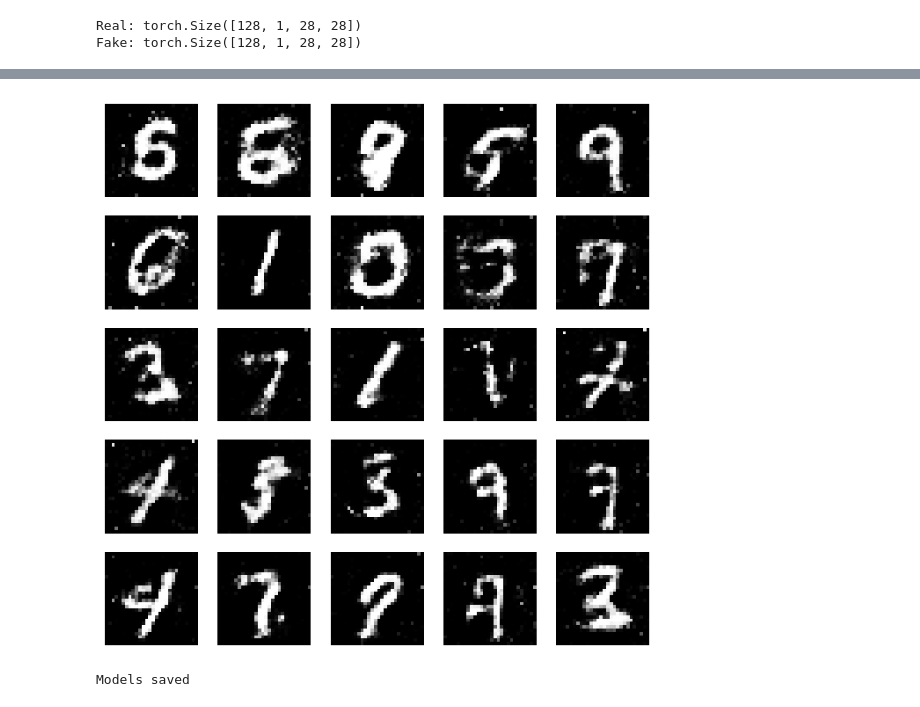
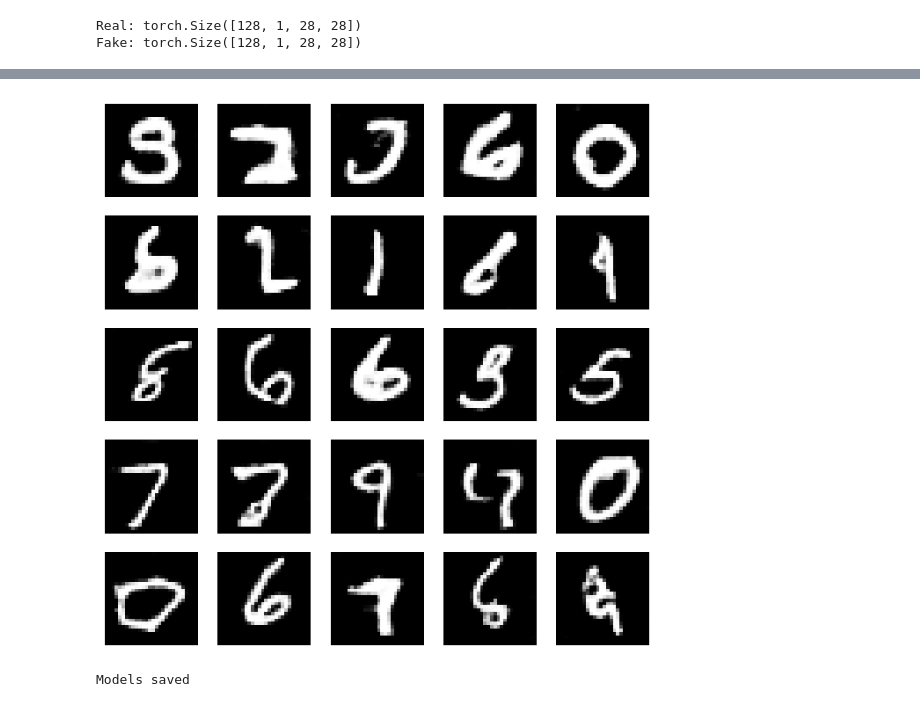
Before and after one commit to karanpilania79-eng/soc-PyTorch, a Jupyter notebook: week 3/week3_dcgan_mnist.ipynb, the cells around one changed output, grey strips where cells are left out. Saved outputs shown, nothing was run; the diff lists cells and outputs as text; code cells hidden in the pictures.

```diff
--- a/week 3/week3_dcgan_mnist.ipynb
+++ b/week 3/week3_dcgan_mnist.ipynb
@@ -11,7 +11,7 @@ device = torch.device("cuda" if torch.cuda.is_available() else "cpu")
 
 batch_size = 128
 latent_dim = 100
-epochs = 20
+epochs = 10
 
 print(device)
 # %% [output]
@@ -86,6 +81,30 @@ class Discriminator(nn.Module):
     def forward(self, x):
         x = x.view(x.size(0), 784)
         return self.model(x)
+# %%
+class Discriminator(nn.Module):
+    def __init__(self):
+        super().__init__()
+
+        self.model = nn.Sequential(
+            nn.Conv2d(1,64,4,2,1),
+            nn.LeakyReLU(0.2),
+
+            nn.Conv2d(64,128,4,2,1),
+            nn.BatchNorm2d(128),
+            nn.LeakyReLU(0.2),
+
+            nn.Conv2d(128,256,3,2,1),
+            nn.BatchNorm2d(256),
+            nn.LeakyReLU(0.2),
+
+            nn.Flatten(),
+            nn.Linear(256*4*4,1),
+            nn.Sigmoid()
+        )
+
+    def forward(self,x):
+        return self.model(x)
 # %%
 generator = Generator().to(device)
 discriminator = Discriminator().to(device)
@@ -133,7 +152,7 @@ real_images, _ = next(iter(loader))
 
 real_images = real_images.to(device)
 
-noise = torch.randn(batch_size, latent_dim).to(device)
+noise = torch.randn(batch_size,100,1,1).to(device)
 
 fake_images = generator(noise)
 
@@ -170,7 +189,7 @@ for epoch in range(epochs):
 
 
         # Fake images
-        noise = torch.randn(batch, latent_dim).to(device)
+        noise = torch.randn(batch,100,1,1).to(device)
         fake_images = generator(noise)
 
         fake_output = discriminator(fake_images.detach())
@@ -197,7 +216,6 @@ for epoch in range(epochs):
 
     G_losses.append(g_loss.item())
     D_losses.append(d_loss.item())
-
     print(
         f"Epoch [{epoch+1}/{epochs}] "
         f"D Loss: {d_loss.item():.4f} "
@@ -241,19 +249,19 @@ plt.show()
 # %%
 with torch.no_grad():
-    noise = torch.randn(25, latent_dim).to(device)
+    noise = torch.randn(25, latent_dim, 1, 1).to(device)
     generated_images = generator(noise).cpu()
 
 generated_images = (generated_images + 1) / 2
 
 fig, axes = plt.subplots(5,5, figsize=(8,8))
 
 for i, ax in enumerate(axes.flatten()):
     ax.imshow(generated_images[i][0], cmap="gray")
     ax.axis("off")
 
 plt.show()
 # %% [output]
-[figure, old version]
+[figure, new version]
 # %%
 torch.save(generator.state_dict(), "generator.pth")
 torch.save(discriminator.state_dict(), "discriminator.pth")
```
Also changed, not shown: parts of 6 cells of this notebook, 2 other files.
